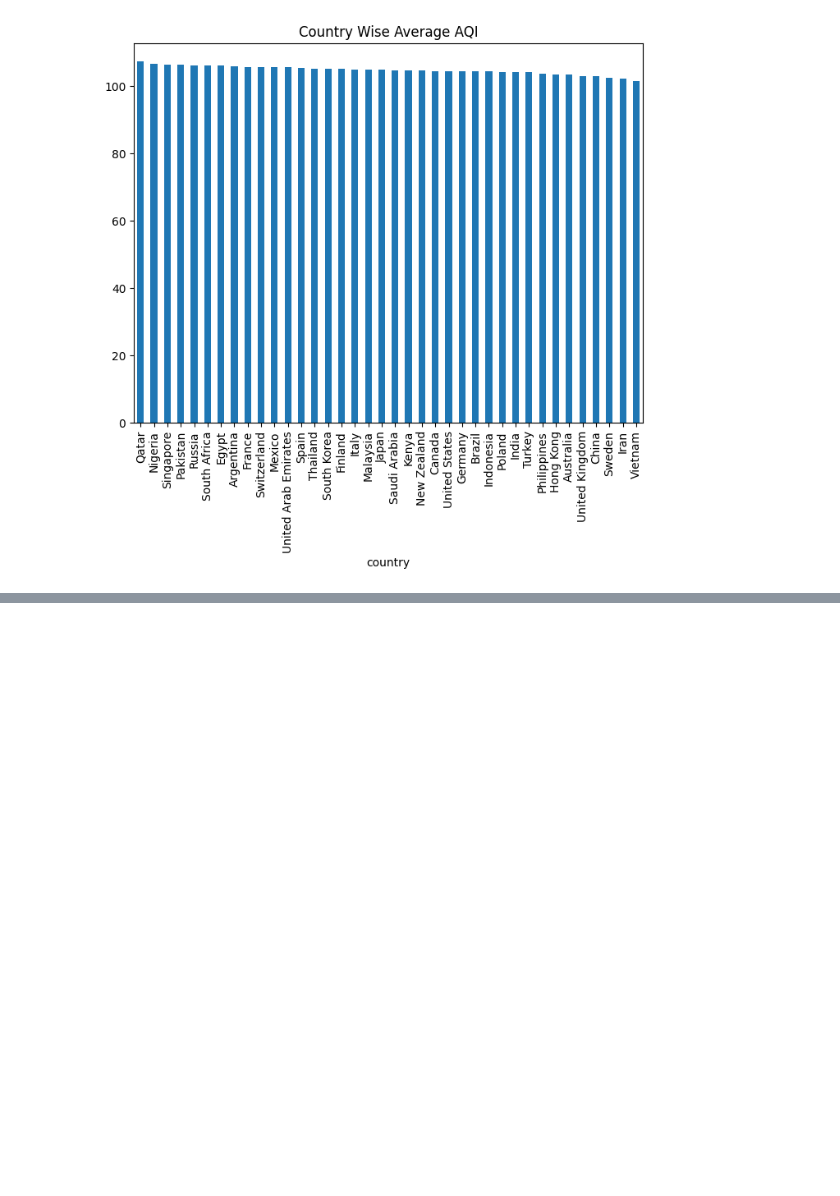
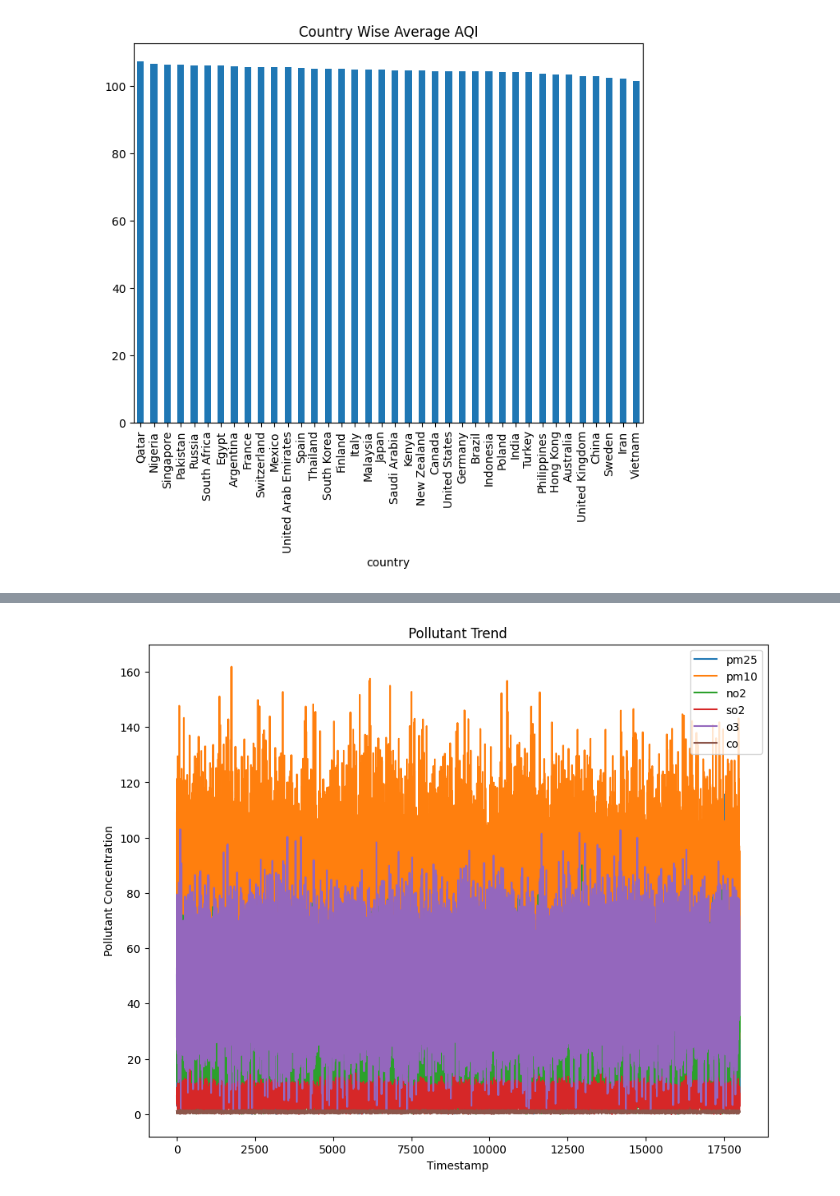
Before and after one commit to Vanshaj14Mohan/AirPulse-AI, a Jupyter notebook: Files/notebooks/eda.ipynb, the cells around one changed output, grey strips where cells are left out. Saved outputs shown, nothing was run; the diff lists cells and outputs as text; code cells hidden in the pictures; blank space fills up the shorter version.

```diff
--- a/Files/notebooks/eda.ipynb
+++ b/Files/notebooks/eda.ipynb
@@ -338,0 +347,10 @@ plt.show()
+# %%
+pollutant = ["pm25", "pm10", "no2", "so2", "o3", "co"]
+
+df[pollutant].plot(figsize=(10,8))
+plt.title("Pollutant Trend")
+plt.xlabel("Timestamp")
+plt.ylabel("Pollutant Concentration")
+plt.show()
+# %% [output]
+[figure, added]
```
Also changed, not shown: parts of 2 cells of this notebook.
